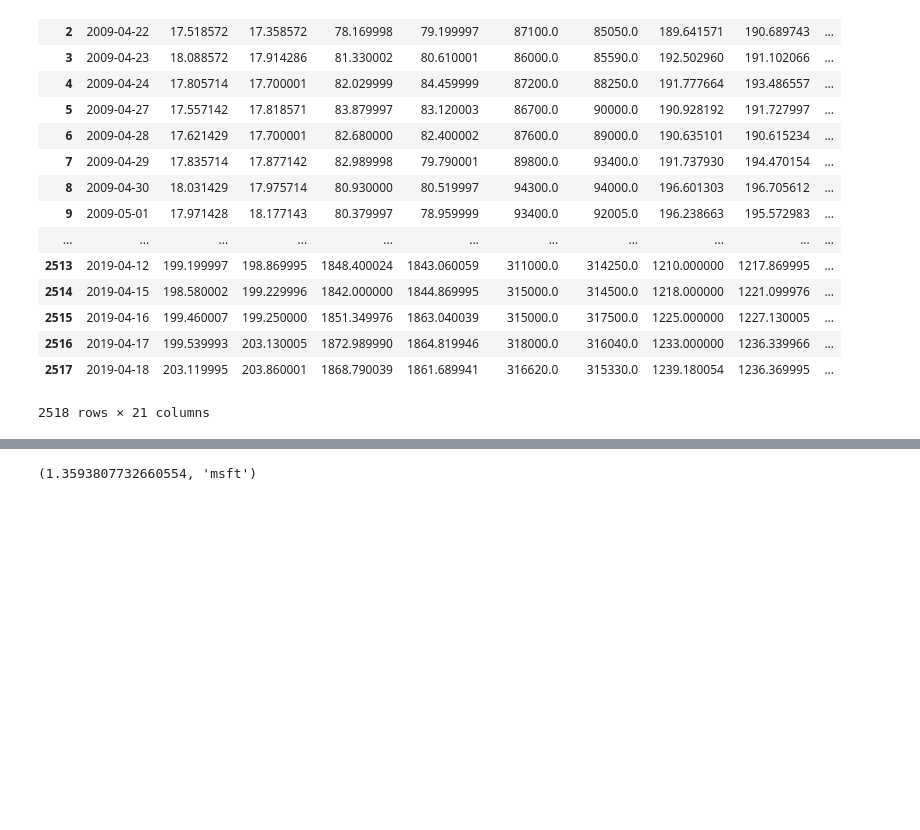
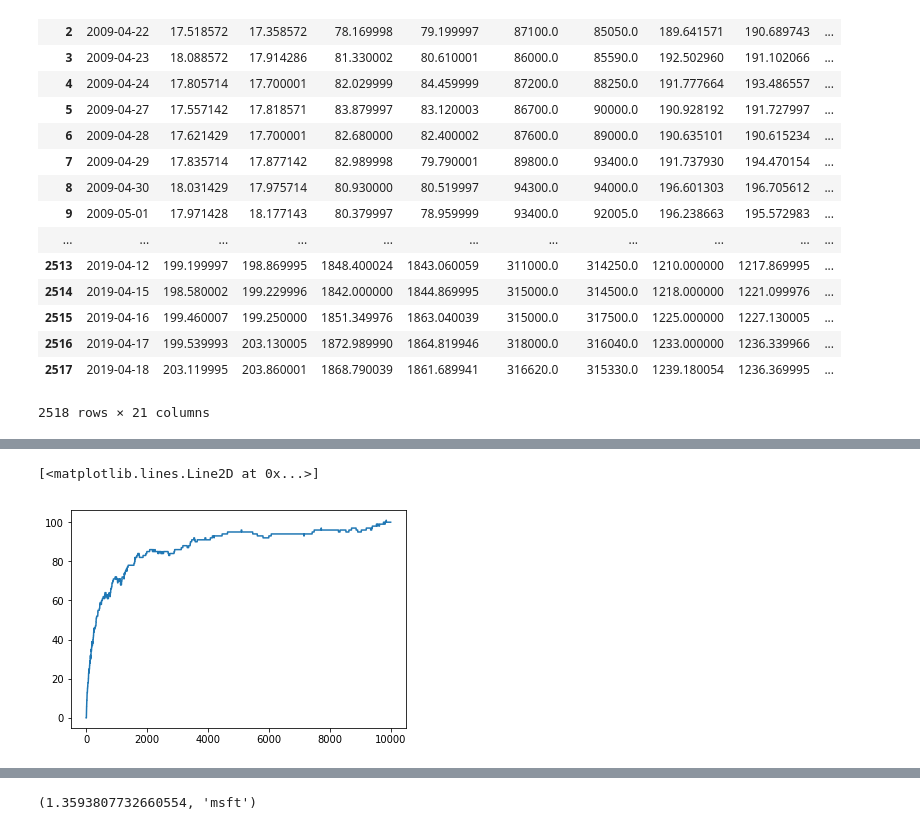
Before and after one commit to jiujianxian/COS-511-Project, a Jupyter notebook: Thompson_Sampling.ipynb, the cells around one changed output, grey strips where cells are left out. Cells and saved outputs as stored; diff of their text form; code cells hidden in the pictures; blank space fills up the shorter version.

```diff
--- a/Thompson_Sampling.ipynb
+++ b/Thompson_Sampling.ipynb
@@ -108,0 +243,16 @@ def Thomason_Sampling(stocks,iterations):
+# %%
+regret_ucbs = []
+regret_randoms = []
+regret_Thomsons = []
+for i in range(0,100):
+    exp = Experiment(10000, 20)
+    reward, regret = exp.random()
+    r,re = exp.Thomason_Sampling()
+    r_ucb, regret_ucb = exp.UCB()
+    regret_ucbs.append(regret_ucb)
+    regret_randoms.append(regret)
+    regret_Thomsons.append(re)
+# %%
+regret_ucbs = np.array(regret_ucbs)
+regret_randoms = np.array(regret_randoms)
+regret_Thomsons = np.array(regret_Thomsons)
@@ -108,0 +338,6 @@ def Thomason_Sampling(stocks,iterations):
+# %%
+indices = np.array([i for i in range(0,10001)])
+plt.plot(indices, re)
+# %% [output]
+[<matplotlib.lines.Line2D at 0x...>]
+[figure, added]
```
Also changed, not shown: parts of 28 cells of this notebook, 2 other files.
